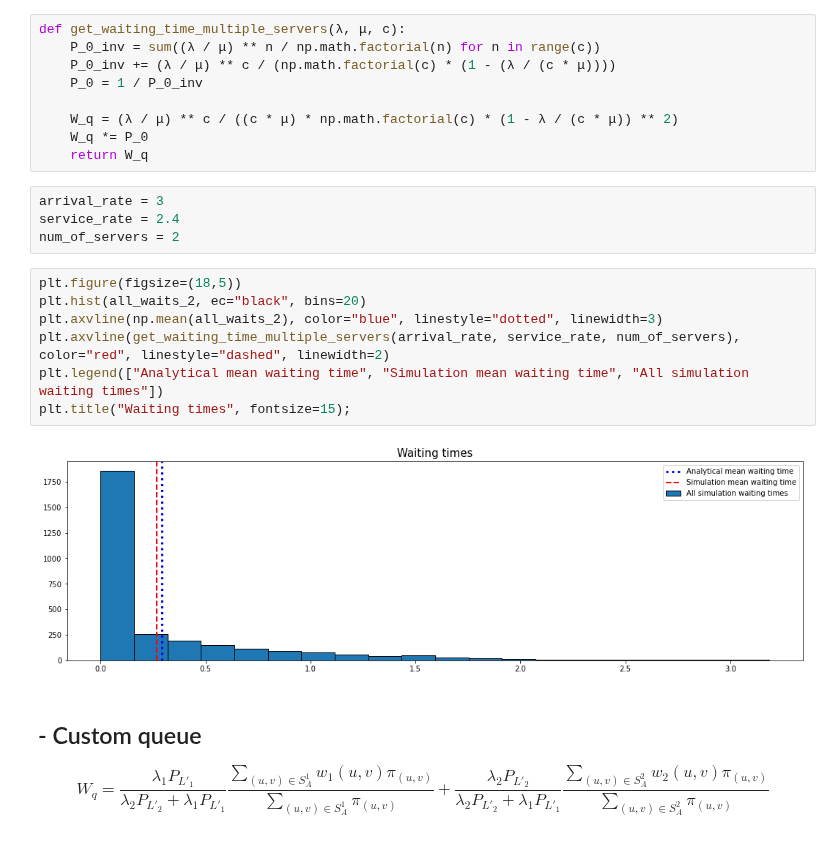
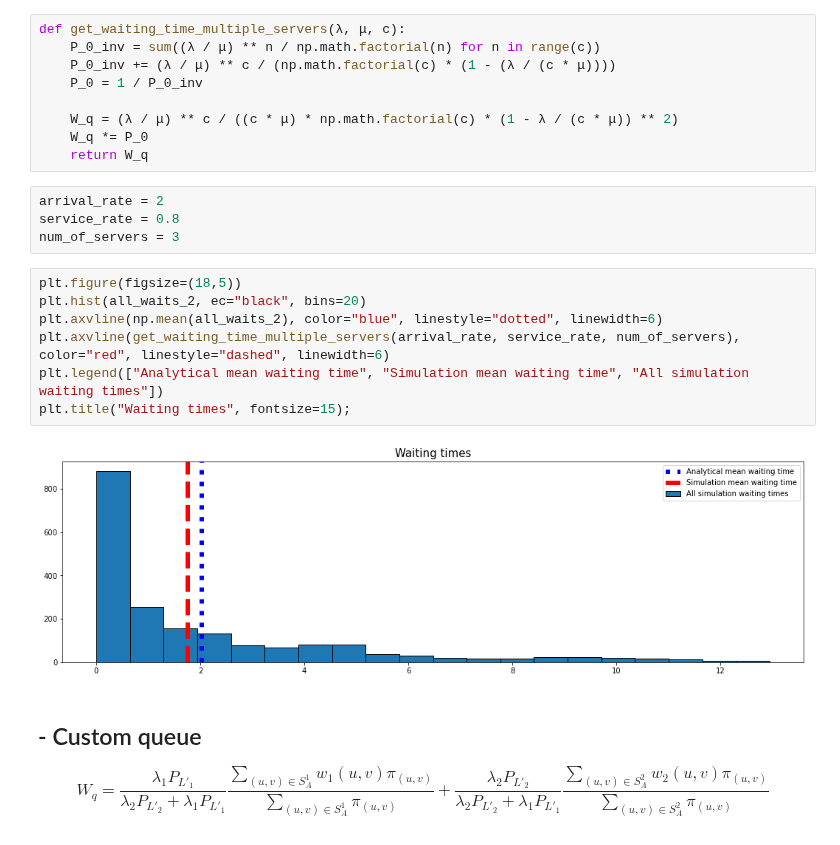
Before and after one commit to MichalisPanayides/Talks, a Jupyter notebook: PyCon - Namibia/main.ipynb, the cells around one changed output. Cells and saved outputs as stored; diff of their text form.

```diff
--- a/PyCon - Namibia/main.ipynb
+++ b/PyCon - Namibia/main.ipynb
@@ -246,19 +254,19 @@ def get_waiting_time_multiple_servers(λ, μ, c):
     W_q = (λ / μ) ** c / ((c * μ) * np.math.factorial(c) * (1 - λ / (c * μ)) ** 2)
     W_q *= P_0
     return W_q
-# %%
-arrival_rate = 3
-service_rate = 2.4
-num_of_servers = 2
+# %%
+arrival_rate = 2
+service_rate = 0.8
+num_of_servers = 3
 # %%
 plt.figure(figsize=(18,5))
 plt.hist(all_waits_2, ec="black", bins=20)
-plt.axvline(np.mean(all_waits_2), color="blue", linestyle="dotted", linewidth=3)
-plt.axvline(get_waiting_time_multiple_servers(arrival_rate, service_rate, num_of_servers), color="red", linestyle="dashed", linewidth=2)
+plt.axvline(np.mean(all_waits_2), color="blue", linestyle="dotted", linewidth=6)
+plt.axvline(get_waiting_time_multiple_servers(arrival_rate, service_rate, num_of_servers), color="red", linestyle="dashed", linewidth=6)
 plt.legend(["Analytical mean waiting time", "Simulation mean waiting time", "All simulation waiting times"])
 plt.title("Waiting times", fontsize=15);
 # %% [output]
-[figure, old version]
+[figure, new version]
 # %% [markdown]
 ## - Custom queue
 $$
```
Also changed, not shown: parts of 19 cells of this notebook, 4 other files.
